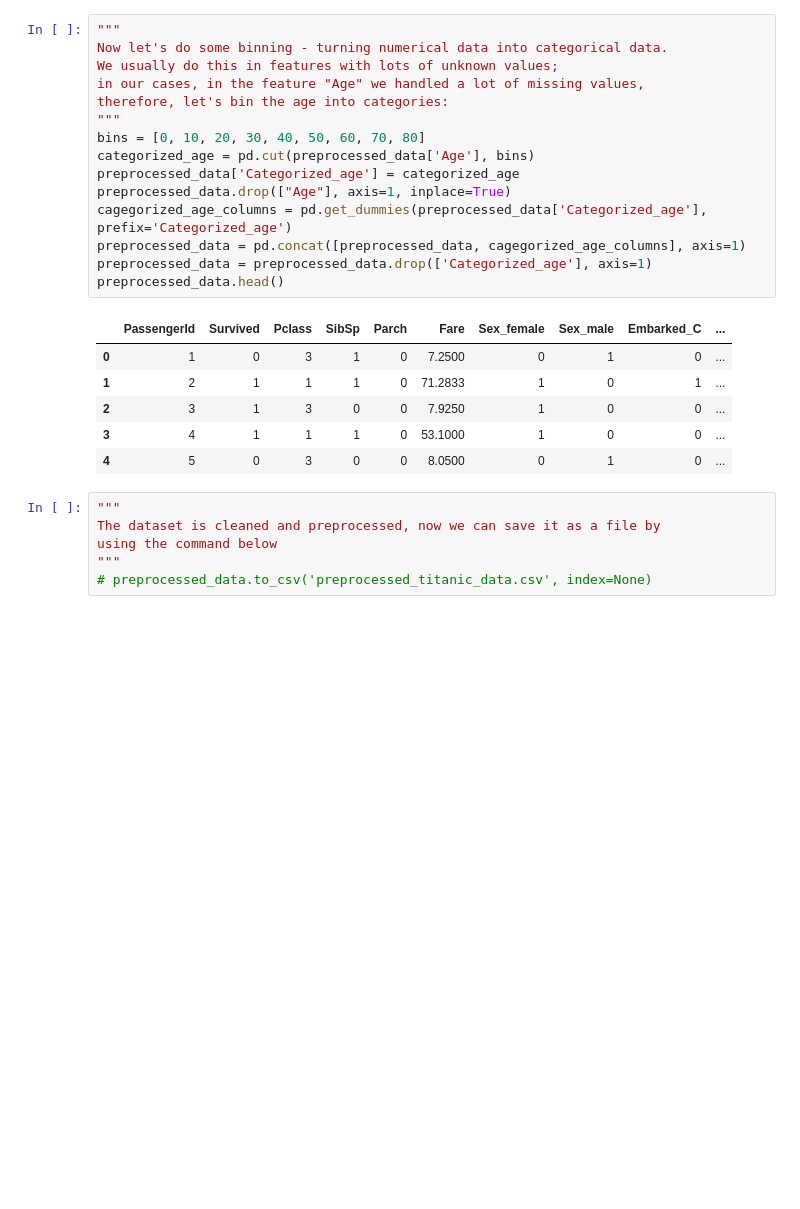
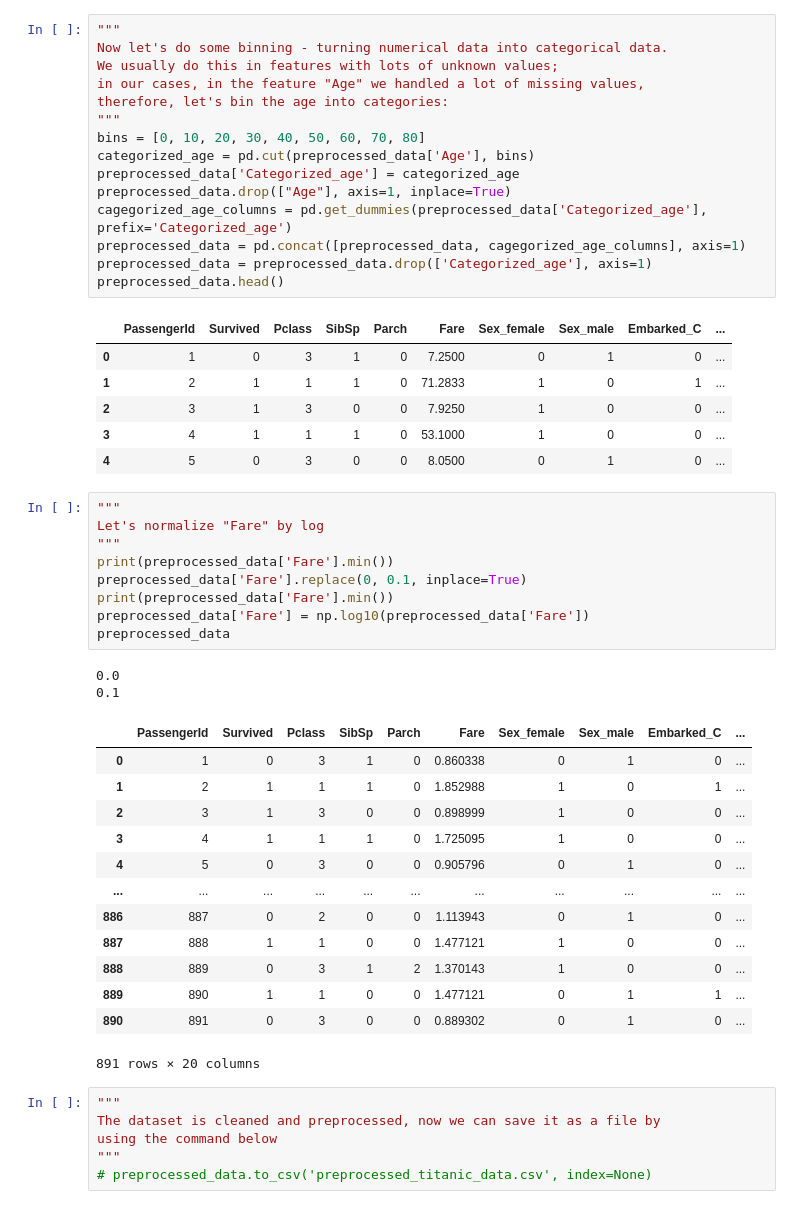
Before and after one commit to EvgeniiZorin/ML_predict-Titanic-passenger-mortality, a Jupyter notebook: prediction-of-death-based-on-the-titanic-dataset.ipynb, the cells around one changed output. Cells and saved outputs as stored; diff of their text form; blank space fills up the shorter version.

Commit message:
v 1.3 | normalised the 'Fare' feature

```diff
--- a/prediction-of-death-based-on-the-titanic-dataset.ipynb
+++ b/prediction-of-death-based-on-the-titanic-dataset.ipynb
@@ -206,6 +206,31 @@ preprocessed_data.head()
 | 2 | 3 | 1 | 3 | 0 | 0 | 7.9250 | 1 | 0 | 0 | ... |
 | 3 | 4 | 1 | 1 | 1 | 0 | 53.1000 | 1 | 0 | 0 | ... |
 | 4 | 5 | 0 | 3 | 0 | 0 | 8.0500 | 0 | 1 | 0 | ... |
+# %%
+"""
+Let's normalize "Fare" by log
+"""
+print(preprocessed_data['Fare'].min())
+preprocessed_data['Fare'].replace(0, 0.1, inplace=True)
+print(preprocessed_data['Fare'].min())
+preprocessed_data['Fare'] = np.log10(preprocessed_data['Fare'])
+preprocessed_data
+# %% [output]
+0.0
+0.1
+|  | PassengerId | Survived | Pclass | SibSp | Parch | Fare | Sex_female | Sex_male | Embarked_C | ... |
+| 0 | 1 | 0 | 3 | 1 | 0 | 0.860338 | 0 | 1 | 0 | ... |
+| 1 | 2 | 1 | 1 | 1 | 0 | 1.852988 | 1 | 0 | 1 | ... |
+| 2 | 3 | 1 | 3 | 0 | 0 | 0.898999 | 1 | 0 | 0 | ... |
+| 3 | 4 | 1 | 1 | 1 | 0 | 1.725095 | 1 | 0 | 0 | ... |
+| 4 | 5 | 0 | 3 | 0 | 0 | 0.905796 | 0 | 1 | 0 | ... |
+| ... | ... | ... | ... | ... | ... | ... | ... | ... | ... | ... |
+| 886 | 887 | 0 | 2 | 0 | 0 | 1.113943 | 0 | 1 | 0 | ... |
+| 887 | 888 | 1 | 1 | 0 | 0 | 1.477121 | 1 | 0 | 0 | ... |
+| 888 | 889 | 0 | 3 | 1 | 2 | 1.370143 | 1 | 0 | 0 | ... |
+| 889 | 890 | 1 | 1 | 0 | 0 | 1.477121 | 0 | 1 | 1 | ... |
+| 890 | 891 | 0 | 3 | 0 | 0 | 0.889302 | 0 | 1 | 0 | ... |
+891 rows × 20 columns
 # %%
 """
 The dataset is cleaned and preprocessed, now we can save it as a file by
```
Also changed, not shown: parts of 8 cells of this notebook.
